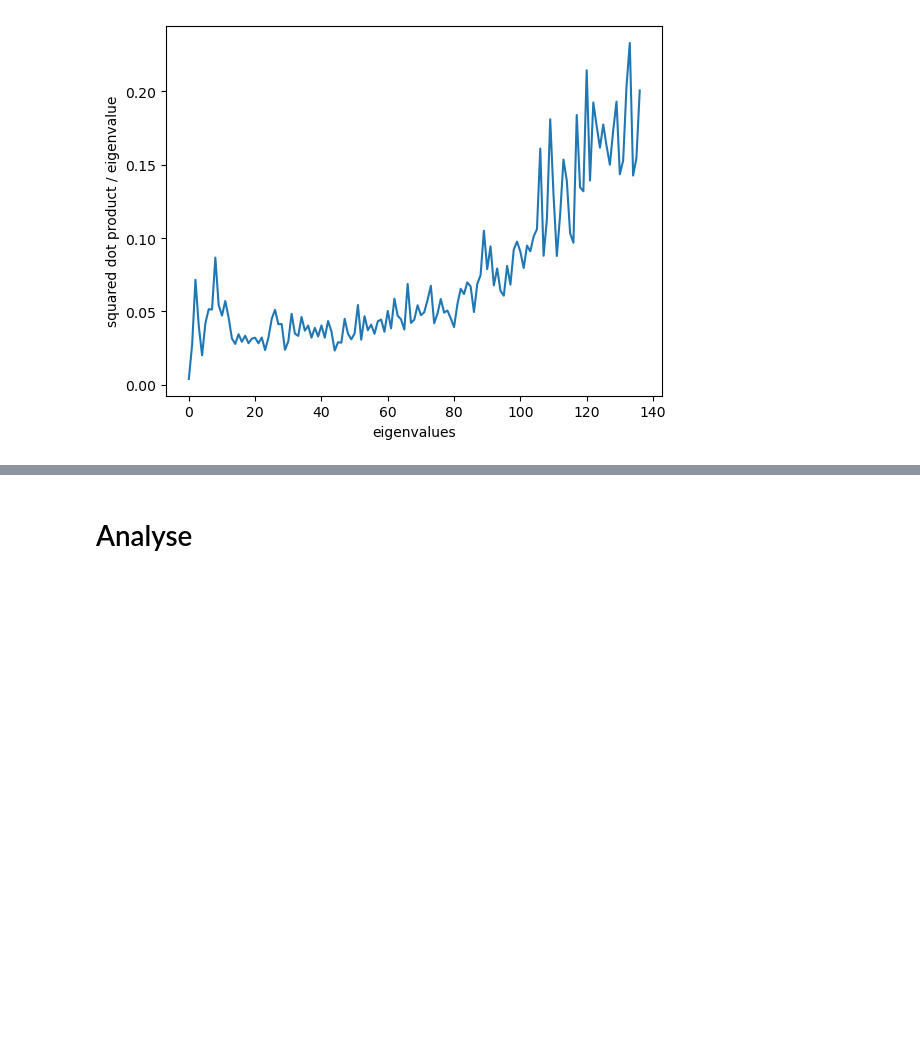
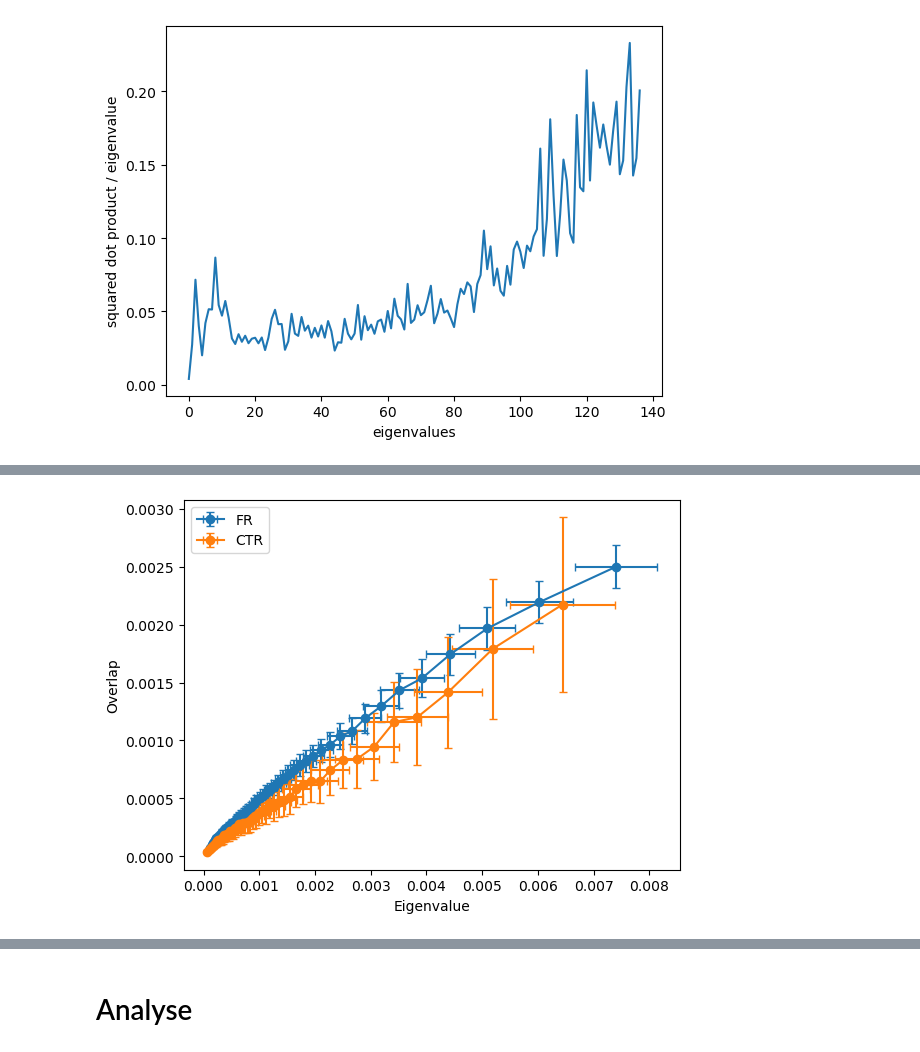
Before and after one commit to scastedo/wishart-process, a Jupyter notebook: test_run_data.ipynb, the cells around one changed output, grey strips where cells are left out. Cells and saved outputs as stored; diff of their text form; code cells hidden in the pictures; blank space fills up the shorter version.

```diff
--- a/test_run_data.ipynb
+++ b/test_run_data.ipynb
@@ -547,0 +601,96 @@ plt.plot(average_overlaps_small/average_eigs_small)
+# %%
+import matplotlib.pyplot as plt
+import numpy as np
+
+dx = 0
+
+# keep animal means separate on axis 0
+fr_overlap_by_animal = np.nanmean(FR_overlaps[:, :, dx, :, :, :], axis=(1, 2, 4))   # (animals, modes)
+fr_eigs_by_animal = np.nanmean(FR_eigs[:, :, dx, :, :], axis=(1, 3))                 # (animals, modes)
+
+ctr_overlap_by_animal = np.nanmean(CTR_overlaps[:, :, dx, :, :, :], axis=(1, 2, 4))  # (animals, modes)
+ctr_eigs_by_animal = np.nanmean(CTR_eigs[:, :, dx, :, :], axis=(1, 3))                # (animals, modes)
+
+
+fr_overlap_small = np.nanmean(FR_overlaps_small[:, :, :, :, :], axis=(1, 2, 4))  # (animals, modes)
+fr_overlap_small_mean = np.nanmean(fr_overlap_small, axis=0)  # (modes,)
+fr_overlap_small_err = np.nanstd(fr_overlap_small, axis=0) / np.sqrt(fr_overlap_small.shape[0])  # (modes,)
+
+ctr_overlap_small = np.nanmean(CTR_overlaps_small[:, :, :, :, :], axis=(1, 2, 4))  # (animals, modes)
+ctr_overlap_small_mean = np.nanmean(ctr_overlap_small, axis=0)  # (modes,)
+ctr_overlap_small_err = np.nanstd(ctr_overlap_small, axis=0) / np.sqrt(ctr_overlap_small.shape[0])  # (modes,)
+
+
+# mean across animals
+fr_overlap_mean = np.nanmean(fr_overlap_by_animal, axis=0)
+fr_eigs_mean = np.nanmean(fr_eigs_by_animal, axis=0)
+
+ctr_overlap_mean = np.nanmean(ctr_overlap_by_animal, axis=0)
+ctr_eigs_mean = np.nanmean(ctr_eigs_by_animal, axis=0)
+
+# error across animals on axis 0
+fr_overlap_err = np.nanstd(fr_overlap_by_animal, axis=0) / np.sqrt(fr_overlap_by_animal.shape[0])
+fr_eigs_err = np.nanstd(fr_eigs_by_animal, axis=0) / np.sqrt(fr_eigs_by_animal.shape[0])
+
+ctr_overlap_err = np.nanstd(ctr_overlap_by_animal, axis=0) / np.sqrt(ctr_overlap_by_animal.shape[0])
+ctr_eigs_err = np.nanstd(ctr_eigs_by_animal, axis=0) / np.sqrt(ctr_eigs_by_animal.shape[0])
+
+plt.errorbar(
+    fr_eigs_mean[3:], fr_overlap_mean[3:],
+    xerr=fr_eigs_err[3:], yerr=fr_overlap_err[3:],
+    marker='o', capsize=3, label='FR'
+)
+
+plt.errorbar(
+    ctr_eigs_mean[3:], ctr_overlap_mean[3:],
+    xerr=ctr_eigs_err[3:], yerr=ctr_overlap_err[3:],
+    marker='o', capsize=3, label='CTR'
+)
+
+# plt.errorbar(
+#     fr_eigs_mean[3:], fr_overlap_small_mean[3:],
+#     xerr=fr_eigs_err[3:], yerr=fr_overlap_small_err[3:],
+#     marker='o', capsize=3, label='FR small'
+# )
+# plt.errorbar(
+#     ctr_eigs_mean[3:], ctr_overlap_small_mean[3:],
+#     xerr=ctr_eigs_err[3:], yerr=ctr_overlap_small_err[3:],
+#     marker='o', capsize=3, label='CTR small'
+# )
+
+
+
+# plt.xscale('log')
+# plt.yscale('log')
+from scipy.stats import linregress
+# check for above and below cutoff
+cutoff = 0.002
+fr_eigs_high = fr_eigs_mean[3:][fr_eigs_mean[3:] > cutoff]
+fr_overlap_high = fr_overlap_mean[3:][fr_eigs_mean[3:] > cutoff]
+ctr_eigs_high = ctr_eigs_mean[3:][ctr_eigs_mean[3:] > cutoff]
+ctr_overlap_high = ctr_overlap_mean[3:][ctr_eigs_mean[3:] > cutoff]
+
+fr_eigs_low = fr_eigs_mean[3:][fr_eigs_mean[3:] <= cutoff]
+fr_overlap_low = fr_overlap_mean[3:][fr_eigs_mean[3:] <= cutoff]
+ctr_eigs_low = ctr_eigs_mean[3:][ctr_eigs_mean[3:] <= cutoff]
+ctr_overlap_low = ctr_overlap_mean[3:][ctr_eigs_mean[3:] <= cutoff]
+
+slope_fr, intercept_fr, r_value_fr, p_value_fr, std_err_fr = linregress(np.log(fr_eigs_mean[3:]), np.log(fr_overlap_mean[3:]))
+slope_ctr, intercept_ctr, r_value_ctr, p_value_ctr, std_err_ctr = linregress(np.log(ctr_eigs_mean[3:]), np.log(ctr_overlap_mean[3:]))
+print(f"FR slope: {slope_fr:.2f} (p={p_value_fr:.3f}), CTR slope: {slope_ctr:.2f} (p={p_value_ctr:.3f})")
+
+
+slope_fr_high, intercept_fr_high, r_value_fr_high, p_value_fr_high, std_err_fr_high = linregress(np.log(fr_eigs_high), np.log(fr_overlap_high))
+slope_ctr_high, intercept_ctr_high, r_value_ctr_high, p_value_ctr_high, std_err_ctr_high = linregress(np.log(ctr_eigs_high), np.log(ctr_overlap_high))
+print(f"High eigs - FR slope: {slope_fr_high:.2f} (p={p_value_fr_high:.3f}), CTR slope: {slope_ctr_high:.2f} (p={p_value_ctr_high:.3f})")
+slope_fr_low, intercept_fr_low, r_value_fr_low, p_value_fr_low, std_err_fr_low = linregress(np.log(fr_eigs_low), np.log(fr_overlap_low))
+slope_ctr_low, intercept_ctr_low, r_value_ctr_low, p_value_ctr_low, std_err_ctr_low = linregress(np.log(ctr_eigs_low), np.log(ctr_overlap_low))
+print(f"Low eigs - FR slope: {slope_fr_low:.2f} (p={p_value_fr_low:.3f}), CTR slope: {slope_ctr_low:.2f} (p={p_value_ctr_low:.3f})")
+
+
+
+plt.xlabel("Eigenvalue")
+plt.ylabel("Overlap")
+plt.legend()
+plt.show()
+# %% [output]
@@ -547,0 +700 @@ plt.plot(average_overlaps_small/average_eigs_small)
+[figure, added]
```
Also changed, not shown: parts of 5 cells of this notebook, 20 other files.
